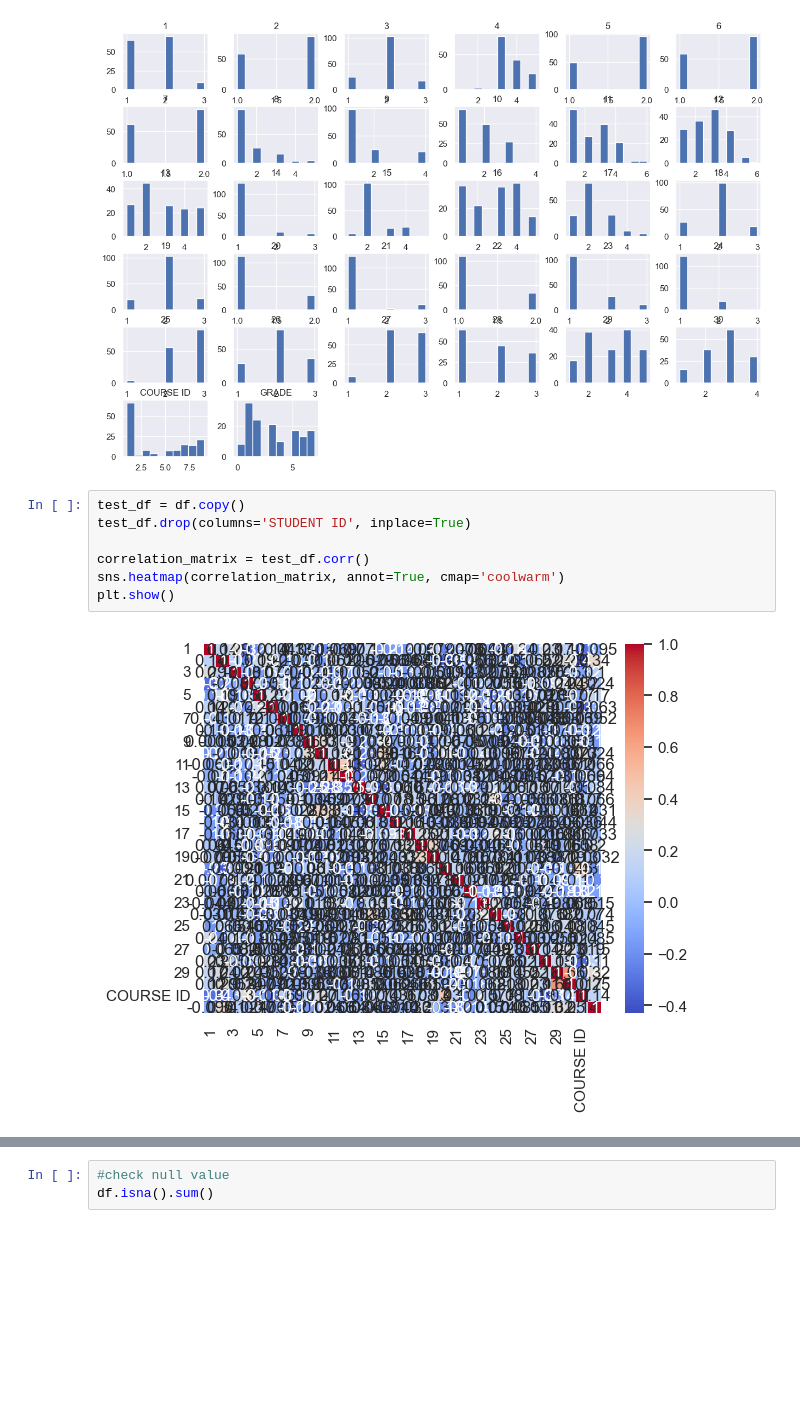
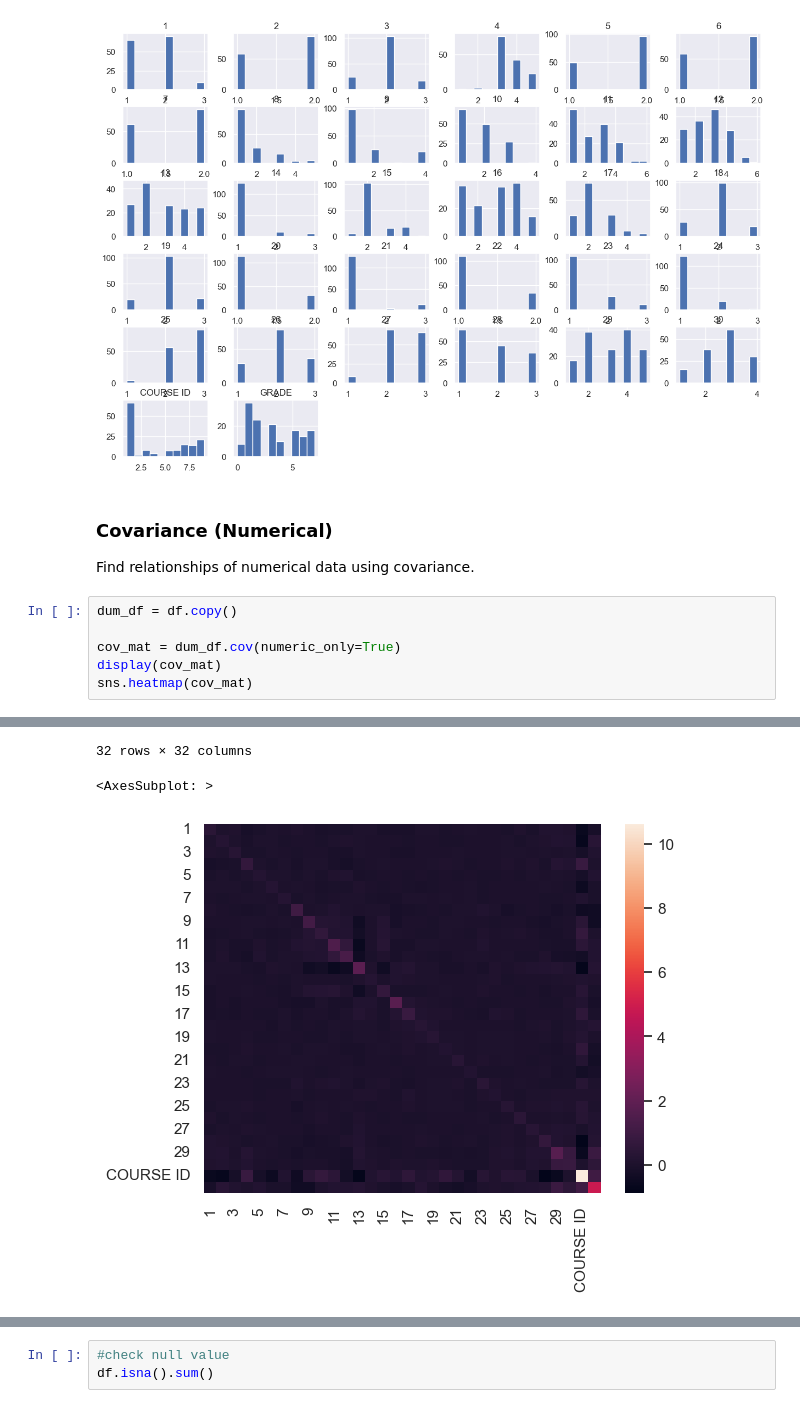
Before and after one commit to waiee/Higher-Education-Students-Performance-Evaluation---Association-Rule-Mining, a Jupyter notebook: test.ipynb, the cells around one changed output, grey strips where cells are left out. Drawn from its saved outputs; the diff is of its cells as text; blank space fills up the shorter version.

```diff
--- a/test.ipynb
+++ b/test.ipynb
@@ -76,12 +76,14 @@ df.hist(figsize=(15, 10))
 plt.show()
 # %% [output]
 [figure]
-# %%
-test_df = df.copy()
-test_df.drop(columns='STUDENT ID', inplace=True)
-
-correlation_matrix = test_df.corr()
-sns.heatmap(correlation_matrix, annot=True, cmap='coolwarm')
-plt.show()
-# %% [output]
-[figure, removed]
+# %% [markdown]
+### Covariance (Numerical)
+
+Find relationships of numerical data using covariance.
+# %%
+dum_df = df.copy()
+
+cov_mat = dum_df.cov(numeric_only=True)
+display(cov_mat)
+sns.heatmap(cov_mat)
+# %% [output]
@@ -87,0 +107,3 @@ plt.show()
+32 rows × 32 columns
+<AxesSubplot: >
+[figure, added]
```
Also changed, not shown: parts of 2 cells of this notebook.
